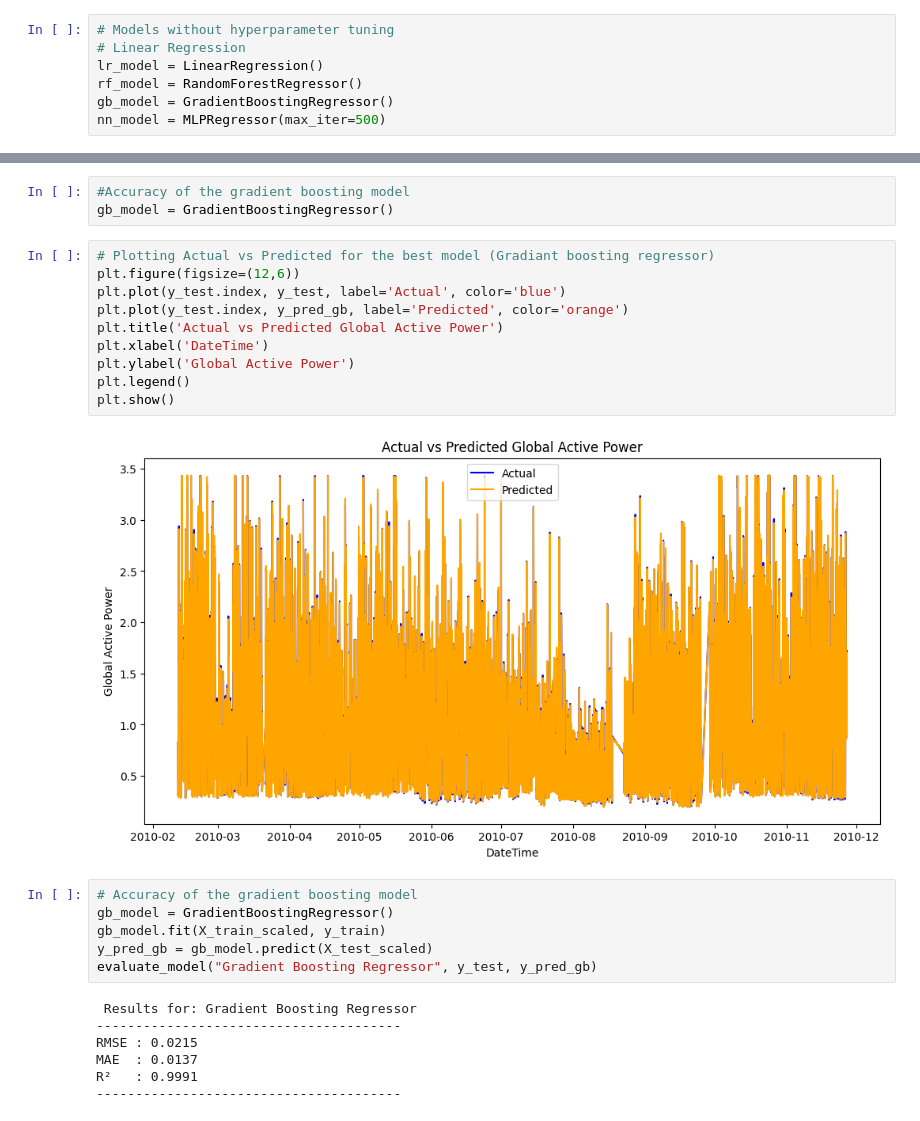
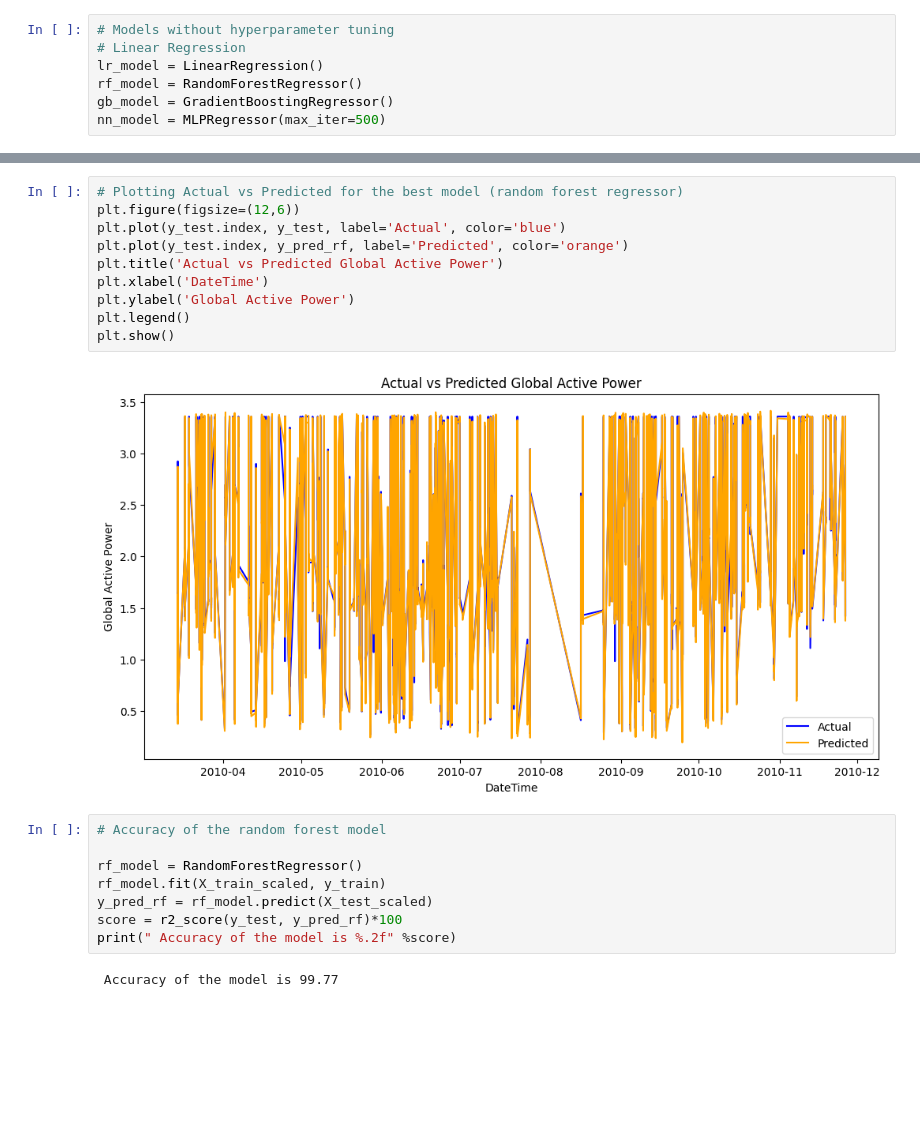
Before and after one commit to RameshDS2025/PowerPulse-Household-Energy-Usage-Forecast, a Jupyter notebook: Notebook/EDA.ipynb, the cells around one changed output, grey strips where cells are left out. Cells and saved outputs as stored; diff of their text form; blank space fills up the shorter version.

```diff
--- a/Notebook/EDA.ipynb
+++ b/Notebook/EDA.ipynb
@@ -631,29 +610,23 @@ R²   : 0.9979
 ---------------------------------------
-# %%
-#Accuracy of the gradient boosting model
-gb_model = GradientBoostingRegressor()
 # %%
-# Plotting Actual vs Predicted for the best model (Gradiant boosting regressor)
+# Plotting Actual vs Predicted for the best model (random forest regressor)
 plt.figure(figsize=(12,6))
 plt.plot(y_test.index, y_test, label='Actual', color='blue')
-plt.plot(y_test.index, y_pred_gb, label='Predicted', color='orange')
+plt.plot(y_test.index, y_pred_rf, label='Predicted', color='orange')
 plt.title('Actual vs Predicted Global Active Power')
 plt.xlabel('DateTime')
 plt.ylabel('Global Active Power')
 plt.legend()
 plt.show()
 # %% [output]
-[figure, old version]
+[figure, new version]
 # %%
-# Accuracy of the gradient boosting model
-gb_model = GradientBoostingRegressor()
-gb_model.fit(X_train_scaled, y_train)
-y_pred_gb = gb_model.predict(X_test_scaled)
-evaluate_model("Gradient Boosting Regressor", y_test, y_pred_gb)
+# Accuracy of the random forest model
+
+rf_model = RandomForestRegressor()
+rf_model.fit(X_train_scaled, y_train)
+y_pred_rf = rf_model.predict(X_test_scaled)
+score = r2_score(y_test, y_pred_rf)*100
+print(" Accuracy of the model is %.2f" %score)
 # %% [output]
- Results for: Gradient Boosting Regressor
----------------------------------------
-RMSE : 0.0215
-MAE  : 0.0137
-R²   : 0.9991
----------------------------------------
+ Accuracy of the model is 99.77
```
Also changed, not shown: parts of 33 cells of this notebook, 1 other file.
